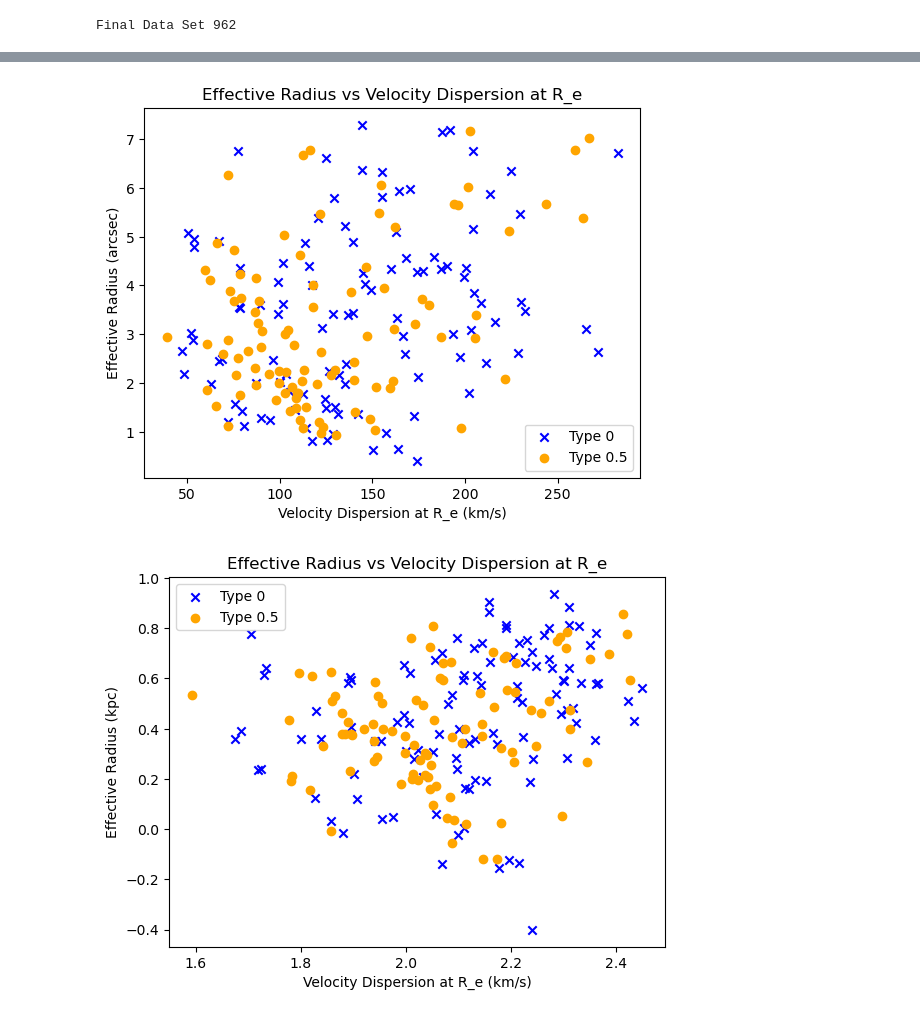
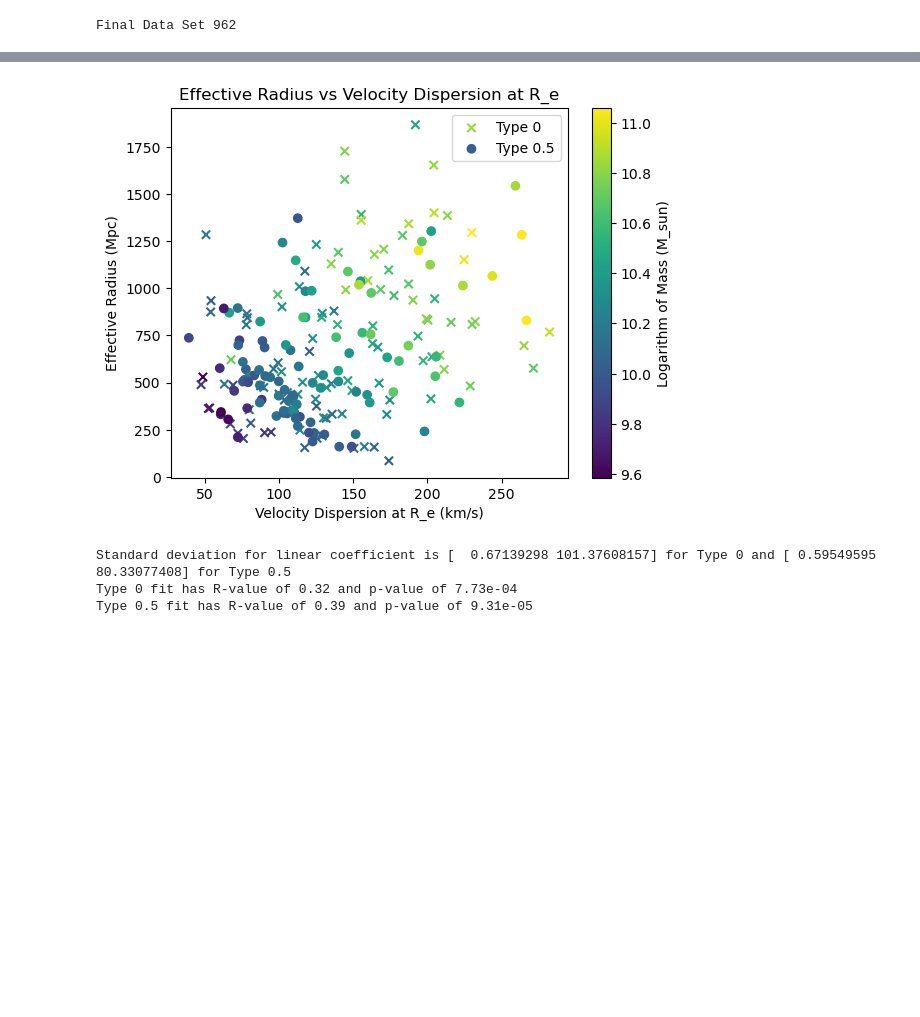
Before and after one commit to td522285/Group-7-Coding-Assignment, a Jupyter notebook: Re-Dispersion.ipynb, the cells around one changed output, grey strips where cells are left out. Drawn from its saved outputs; the diff is of its cells as text; code cells hidden in the pictures; blank space fills up the shorter version.

Commit message:
Re-Dispersion using Astropy
Used Astropy to calculate physical distance of galaxy. Obtained R-values of 0.32 and 0.39. Used colourbar to establish clear mass trend.

```diff
--- a/Re-Dispersion.ipynb
+++ b/Re-Dispersion.ipynb
@@ -97,3 +106,17 @@ el_zero_sigma_re = pd.to_numeric(el_zero['sigma_re'], errors='coerce');
 el_half_sigma_re = pd.to_numeric(el_half['sigma_re'], errors='coerce');
 el_zero_sigma_re_err = pd.to_numeric(el_zero['sigma_re_err'], errors='coerce');
 el_half_sigma_re_err = pd.to_numeric(el_half['sigma_re_err'], errors='coerce');
+# %%
+# DAVID'S REDSHIFT METHOD USING ASTROPY
+H0 = 70 # Hubble constant
+Om0 = 0.3 # Present day matter desnity
+
+cosmo = FlatLambdaCDM(H0=H0, Om0=Om0)
+
+# Distances from Earth calculated using Redshift.
+el_zero_d = cosmo.comoving_distance(pd.to_numeric(el_zero['z_spec']) * cu.redshift);
+el_half_d = cosmo.comoving_distance(pd.to_numeric(el_half['z_spec']) * cu.redshift);
+
+# Now, require R_E = r_e * d.
+el_zero_RE = el_zero_re * el_zero_d;
+el_half_RE = el_half_re * el_half_d;
@@ -100,47 +147,26 @@ el_half_sigma_re_err = pd.to_numeric(el_half['sigma_re_err'], errors='coerce');
 # %%
-# Time to plot! Let's see... why is there no trend?
+# Time to plot!
 
-plt.scatter(el_zero_sigma_re, el_zero_re, marker='x', color='blue', label='Type 0')
-plt.scatter(el_half_sigma_re, el_half_re, marker='o', color='orange', label='Type 0.5');
+plt.scatter(el_zero_sigma_re, el_zero_RE, marker='x', c= el_zero['mstar'], label='Type 0')
+plt.scatter(el_half_sigma_re, el_half_RE, marker='o', c= el_half['mstar'], label='Type 0.5'); #coloured by mstar.
 #plt.errorbar(el_zero_sigma_re, el_zero_re, xerr=el_zero_sigma_re_err, fmt='none', color='blue', label='Type 0', linestyle='none')
 #plt.errorbar(el_half_sigma_re, el_half_re, xerr=el_half_sigma_re_err, fmt='none', color='orange', label='Type 0.5', linestyle='none');
 plt.title("Effective Radius vs Velocity Dispersion at R_e")
 plt.xlabel("Velocity Dispersion at R_e (km/s)")
-plt.ylabel("Effective Radius (arcsec)")
+plt.ylabel("Effective Radius (Mpc)")
+cbar = plt.colorbar()
+cbar.set_label('Logarithm of Mass (M_sun)')
 plt.legend();
+
 plt.show()
 
-# Ill try taking log of both see if that works
-#NOTE unsuccessful still no clear trend seen
-"""
-plt.scatter(np.log10(el_zero_sigma_re), np.log10(el_zero_re), marker='x', color='blue', label='Type 0')
-plt.scatter(np.log10(el_half_sigma_re), np.log10(el_half_re), marker='o', color='orange', label='Type 0.5');
-#plt.errorbar(el_zero_sigma_re, el_zero_re, xerr=el_zero_sigma_re_err, fmt='none', color='blue', label='Type 0', linestyle='none')
-#plt.errorbar(el_half_sigma_re, el_half_re, xerr=el_half_sigma_re_err, fmt='none', color='orange', label='Type 0.5', linestyle='none');
-plt.title("Effective Radius vs Velocity Dispersion at R_e")
-plt.xlabel("Velocity Dispersion at R_e (km/s)")
-plt.ylabel("Effective Radius (arcsec)")
-plt.legend();
-plt.show()
-"""
-
-#NOTE I actually did this above where D_A is
-# New idea convert arcseconds to kpc and plot see if helps. Then maybe try log.
-# As with arcseconds looking at how much of sky it covers not the galaxies actual size.
-# With Redshift we use eqn for converting arcseconds to MPC the times by 1000 (shown in eqn below)
-# ie. R_E (kpc) = r_e(arcsec) * D_A (MPC) * 1000 / 206265 where 206265 is number of arcseconds in radian.
-# To get D_A (MPC) we use D_A = c * z / (H_0 * (1+z))
-
-
-plt.scatter(np.log10(el_zero_sigma_re), np.log10(R_E_el_zero), marker='x', color='blue', label='Type 0')
-plt.scatter(np.log10(el_half_sigma_re), np.log10(R_E_el_half), marker='o', color='orange', label='Type 0.5');
-
-#NOTE if use graph fix up units and labels
-plt.title("Effective Radius vs Velocity Dispersion at R_e")
-plt.xlabel("Velocity Dispersion at R_e (km/s)")
-plt.ylabel("Effective Radius (kpc)")
-plt.legend();
-plt.show()
+print(f'Standard deviation for linear coefficient is {err_zero} for Type 0 and {err_half} for Type 0.5');
+result_zero = stats.linregress(el_zero_sigma_re, el_zero_RE)
+result_half = stats.linregress(el_half_sigma_re, el_half_RE)
+print(f'Type 0 fit has R-value of {result_zero.rvalue:.2f} and p-value of {result_zero.pvalue:.2e}')
+print(f'Type 0.5 fit has R-value of {result_half.rvalue:.2f} and p-value of {result_half.pvalue:.2e}')
 # %% [output]
-[figure, old version]
+[figure, new version]
-[figure, removed]
+Standard deviation for linear coefficient is [  0.67139298 101.37608157] for Type 0 and [ 0.59549595 80.33077408] for Type 0.5
+Type 0 fit has R-value of 0.32 and p-value of 7.73e-04
+Type 0.5 fit has R-value of 0.39 and p-value of 9.31e-05
```
Also changed, not shown: parts of 8 cells of this notebook, 1 other file.
